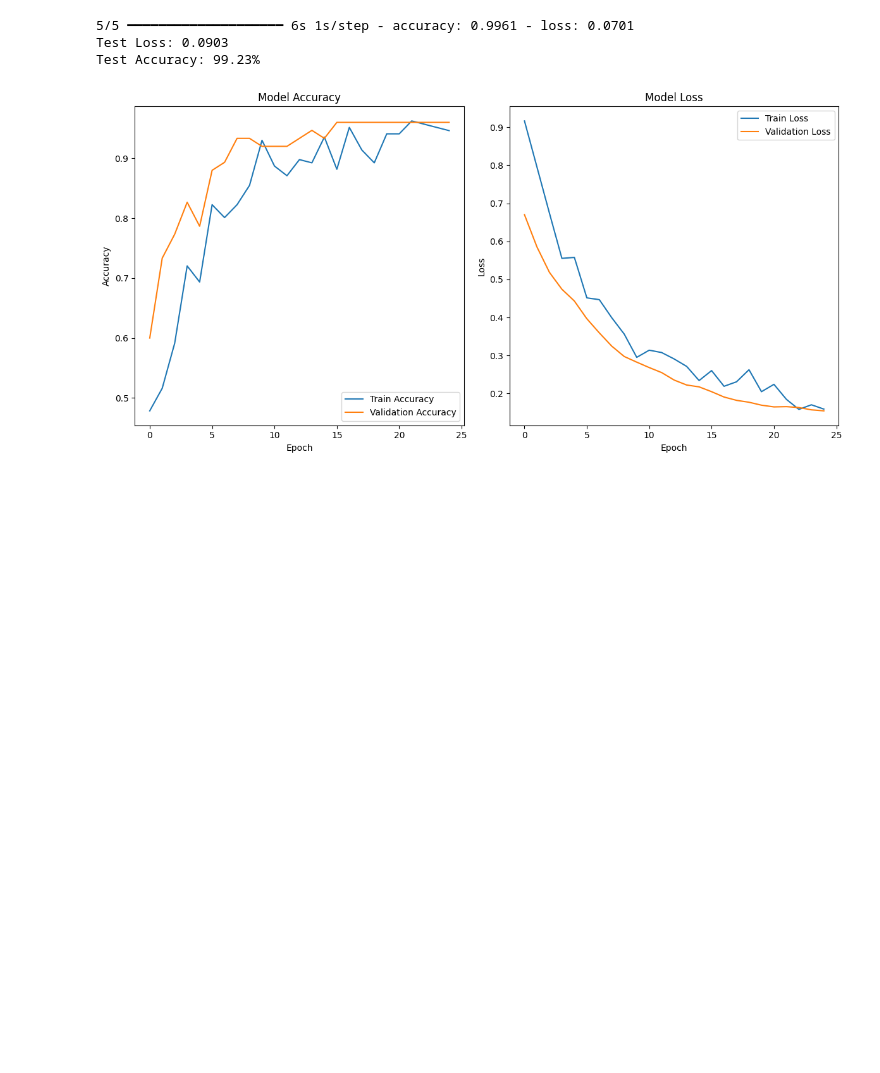
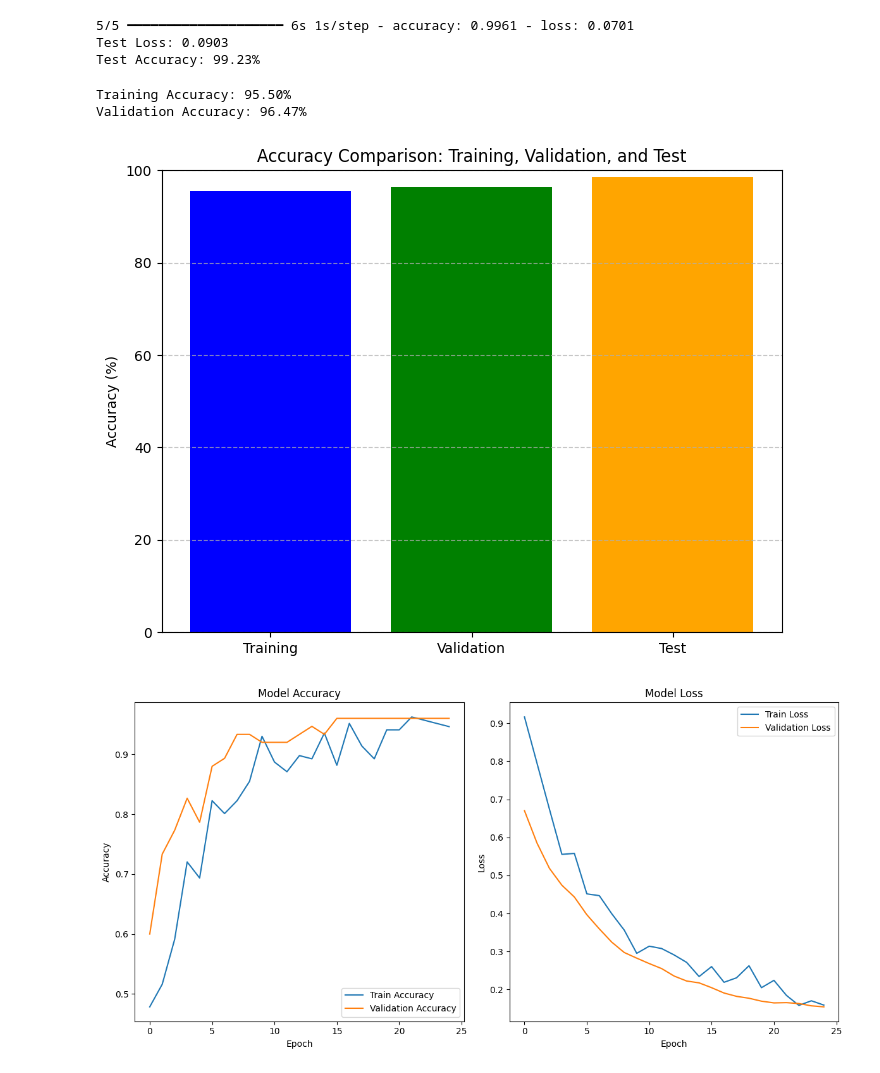
Before and after one commit to Sristi222/NepaliFakeCurrencyDetection, a Jupyter notebook: Coursewok_final.ipynb, the cells around one changed output. Drawn from its saved outputs; the diff is of its cells as text; code cells hidden in the pictures; blank space fills up the shorter version.

```diff
--- a/Coursewok_final.ipynb
+++ b/Coursewok_final.ipynb
@@ -206,6 +206,32 @@ print(f"Test Accuracy: {test_accuracy * 100:.2f}%")
 5/5 ━━━━━━━━━━━━━━━━━━━━ 6s 1s/step - accuracy: 0.9961 - loss: 0.0701
 Test Loss: 0.0903
 Test Accuracy: 99.23%
+# %%
+train_accuracy = history.history['accuracy'][-1]  # Training accuracy from the last epoch
+validation_accuracy = history.history['val_accuracy'][-1]  # Validation accuracy from the last epoch
+
+print(f"Training Accuracy: {train_accuracy * 100:.2f}%")
+print(f"Validation Accuracy: {validation_accuracy * 100:.2f}%")
+# %% [output]
+Training Accuracy: 95.50%
+Validation Accuracy: 96.47%
+# %%
+import matplotlib.pyplot as plt
+
+# Data for comparison
+accuracies = [train_accuracy * 100, validation_accuracy * 100, test_accuracy * 100]
+labels = ['Training', 'Validation', 'Test']
+
+# Plot
+plt.figure(figsize=(8, 6))
+plt.bar(labels, accuracies, color=['blue', 'green', 'orange'])
+plt.title('Accuracy Comparison: Training, Validation, and Test')
+plt.ylabel('Accuracy (%)')
+plt.ylim(0, 100)  # Set y-axis limit
+plt.grid(axis='y', linestyle='--', alpha=0.7)
+plt.show()
+# %% [output]
+[figure, added]
 # %%
 # Plot training history
 def plot_training_history(history):
```
